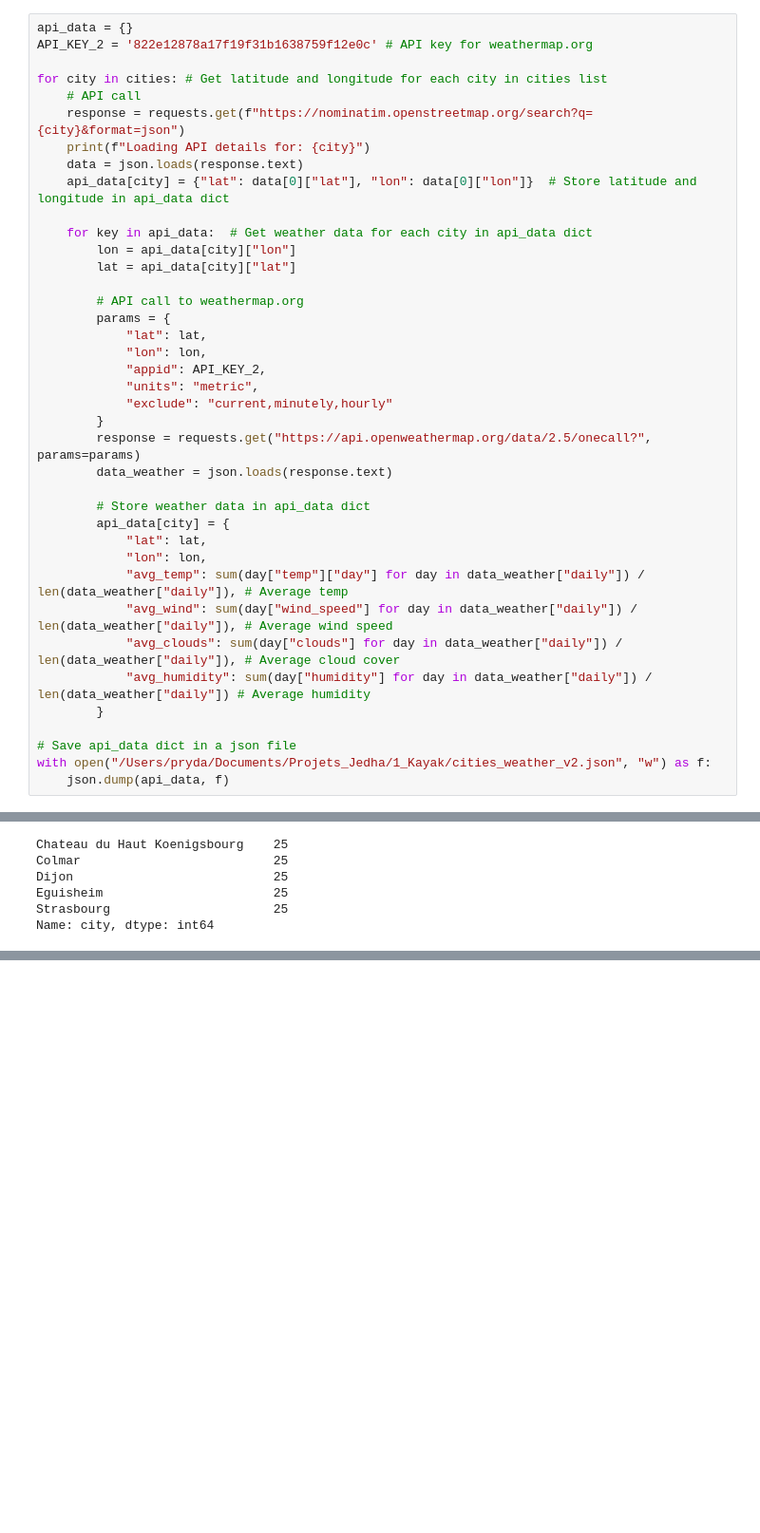
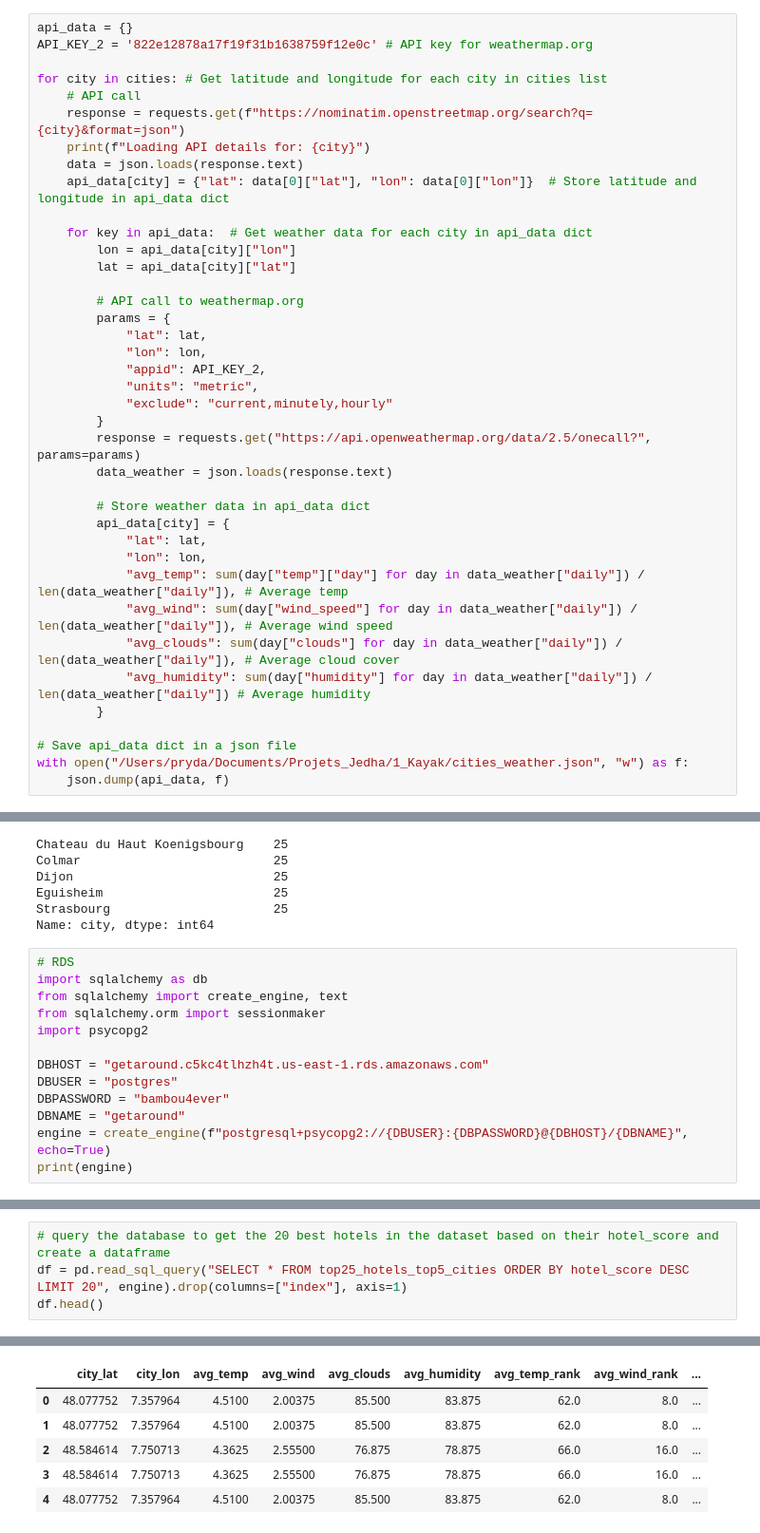
Before and after one commit to lnilluv/bloc_1, a Jupyter notebook: main_v3.ipynb, the cells around one changed output, grey strips where cells are left out. Shown: that part at 95% size. Saved outputs shown, nothing was run; the diff lists cells and outputs as text; blank space fills up the shorter version.

```diff
--- a/main_v2.ipynb
+++ b/main_v3.ipynb
@@ -49,5 +49,5 @@ for city in cities: # Get latitude and longitude for each city in cities list
         }
 
 # Save api_data dict in a json file
-with open("/Users/pryda/Documents/Projets_Jedha/1_Kayak/cities_weather_v2.json", "w") as f:
+with open("/Users/pryda/Documents/Projets_Jedha/1_Kayak/cities_weather.json", "w") as f:
     json.dump(api_data, f)
@@ -270,3 +259,16 @@ Dijon                           25
 Eguisheim                       25
 Strasbourg                      25
 Name: city, dtype: int64
+# %%
+# RDS
+import sqlalchemy as db
+from sqlalchemy import create_engine, text
+from sqlalchemy.orm import sessionmaker
+import psycopg2
+
+DBHOST = "getaround.c5kc4tlhzh4t.us-east-1.rds.amazonaws.com"
+DBUSER = "postgres"
+DBPASSWORD = "bambou4ever"
+DBNAME = "getaround"
+engine = create_engine(f"postgresql+psycopg2://{DBUSER}:{DBPASSWORD}@{DBHOST}/{DBNAME}", echo=True)
+print(engine)
@@ -272,0 +299,5 @@ Name: city, dtype: int64
+# %%
+# query the database to get the 20 best hotels in the dataset based on their hotel_score and create a dataframe
+df = pd.read_sql_query("SELECT * FROM top25_hotels_top5_cities ORDER BY hotel_score DESC LIMIT 20", engine).drop(columns=["index"], axis=1)
+df.head()
+# %% [output]
@@ -272,0 +306,6 @@ Name: city, dtype: int64
+|  | city_lat | city_lon | avg_temp | avg_wind | avg_clouds | avg_humidity | avg_temp_rank | avg_wind_rank | ... |
+| 0 | 48.077752 | 7.357964 | 4.5100 | 2.00375 | 85.500 | 83.875 | 62.0 | 8.0 | ... |
+| 1 | 48.077752 | 7.357964 | 4.5100 | 2.00375 | 85.500 | 83.875 | 62.0 | 8.0 | ... |
+| 2 | 48.584614 | 7.750713 | 4.3625 | 2.55500 | 76.875 | 78.875 | 66.0 | 16.0 | ... |
+| 3 | 48.584614 | 7.750713 | 4.3625 | 2.55500 | 76.875 | 78.875 | 66.0 | 16.0 | ... |
+| 4 | 48.077752 | 7.357964 | 4.5100 | 2.00375 | 85.500 | 83.875 | 62.0 | 8.0 | ... |
```
Also changed, not shown: parts of 17 cells of this notebook.
